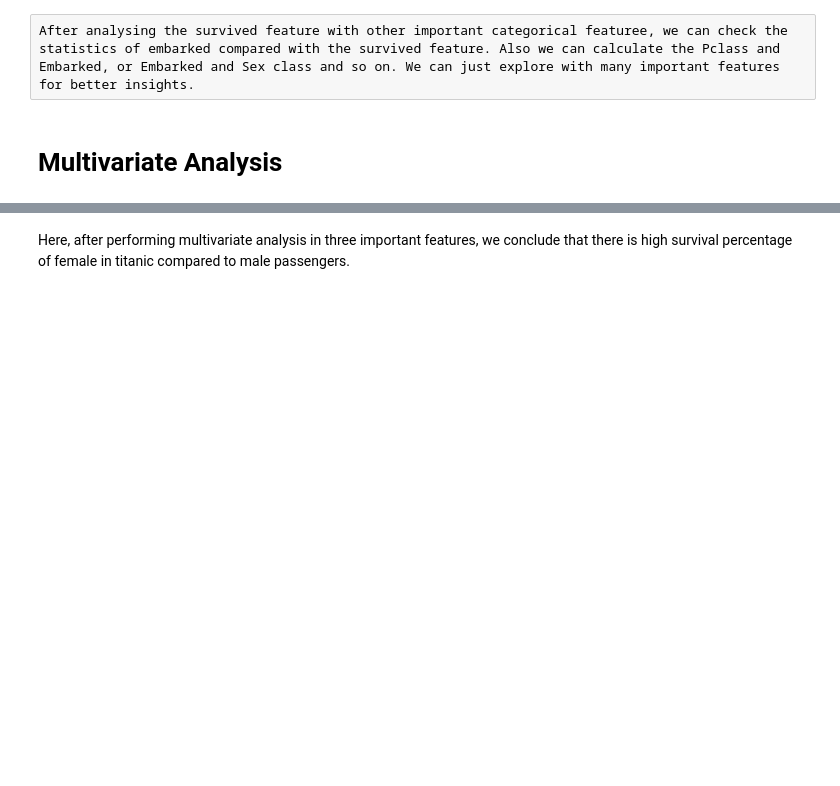
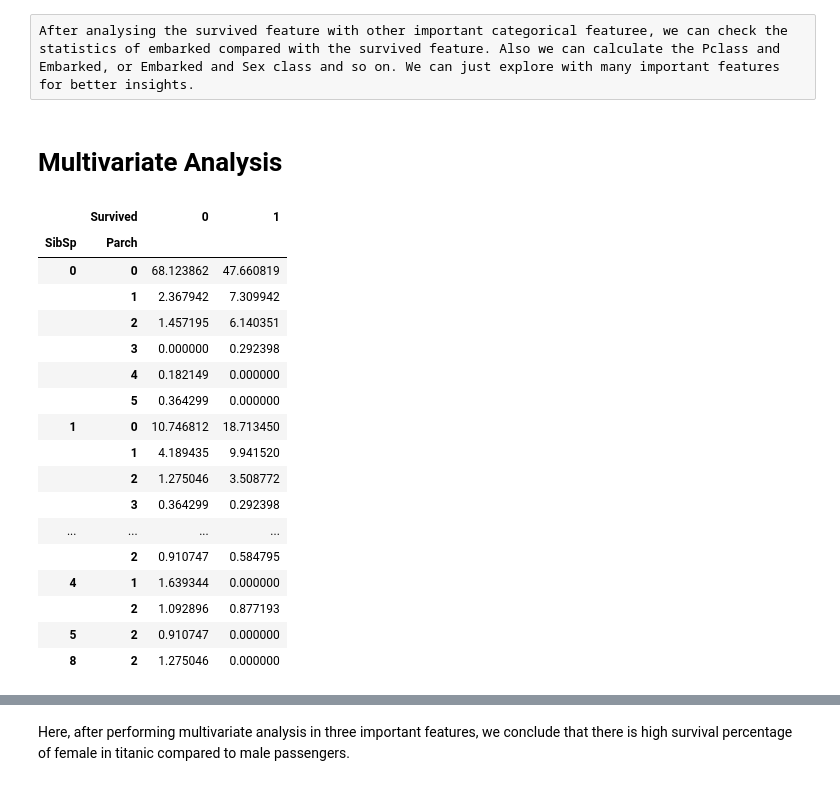
Before and after one commit to niteshpantha/titanic_data, a Jupyter notebook: titanic_analysis.ipynb, the cells around one changed output, grey strips where cells are left out. Saved outputs shown, nothing was run; the diff lists cells and outputs as text; code cells hidden in the pictures; blank space fills up the shorter version.

```diff
--- a/titanic_analysis.ipynb
+++ b/titanic_analysis.ipynb
@@ -541,3 +541,25 @@ This shows that the survival rate depends on which class passenger they are.
 After analysing the survived feature with other important categorical featuree, we can check the statistics of embarked compared with the survived feature. Also we can calculate the Pclass and Embarked, or Embarked and Sex class and so on. We can just explore with many important features for better insights.
 # %% [markdown]
 # Multivariate Analysis
+# %%
+cross_tab = pd.crosstab([df_train['SibSp'], df_train['Parch']], df_train['Survived'], normalize='columns') * 100
+cross_tab
+# %% [output]
+|  | Survived | 0 | 1 |
+| SibSp | Parch |  |  |
+| 0 | 0 | 68.123862 | 47.660819 |
+|  | 1 | 2.367942 | 7.309942 |
+|  | 2 | 1.457195 | 6.140351 |
+|  | 3 | 0.000000 | 0.292398 |
+|  | 4 | 0.182149 | 0.000000 |
+|  | 5 | 0.364299 | 0.000000 |
+| 1 | 0 | 10.746812 | 18.713450 |
+|  | 1 | 4.189435 | 9.941520 |
+|  | 2 | 1.275046 | 3.508772 |
+|  | 3 | 0.364299 | 0.292398 |
+| ... | ... | ... | ... |
+|  | 2 | 0.910747 | 0.584795 |
+| 4 | 1 | 1.639344 | 0.000000 |
+|  | 2 | 1.092896 | 0.877193 |
+| 5 | 2 | 0.910747 | 0.000000 |
+| 8 | 2 | 1.275046 | 0.000000 |
```
Also changed, not shown: parts of 85 cells of this notebook.
